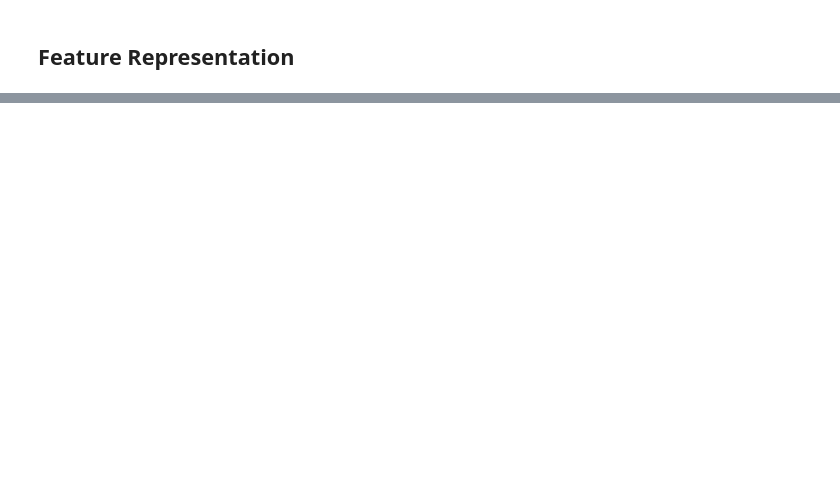
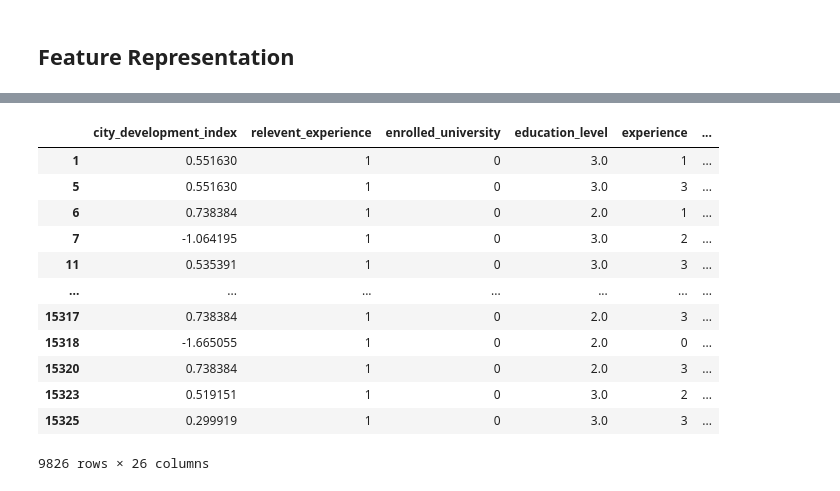
Before and after one commit to yuvalazu/ML---Course, a Jupyter notebook: Machine Learning - work 2.ipynb, the cells around one changed output, grey strips where cells are left out. Cells and saved outputs as stored; diff of their text form; code cells hidden in the pictures; blank space fills up the shorter version.

```diff
--- a/Machine Learning - work 2.ipynb
+++ b/Machine Learning - work 2.ipynb
@@ -209,0 +411,16 @@ df_y = df["target"]
+# %%
+df_x[df_x["assignment"]==1]
+# %% [output]
+|  | city_development_index | relevent_experience | enrolled_university | education_level | experience | ... |
+| 1 | 0.551630 | 1 | 0 | 3.0 | 1 | ... |
+| 5 | 0.551630 | 1 | 0 | 3.0 | 3 | ... |
+| 6 | 0.738384 | 1 | 0 | 2.0 | 1 | ... |
+| 7 | -1.064195 | 1 | 0 | 3.0 | 2 | ... |
+| 11 | 0.535391 | 1 | 0 | 3.0 | 3 | ... |
+| ... | ... | ... | ... | ... | ... | ... |
+| 15317 | 0.738384 | 1 | 0 | 2.0 | 3 | ... |
+| 15318 | -1.665055 | 1 | 0 | 2.0 | 0 | ... |
+| 15320 | 0.738384 | 1 | 0 | 2.0 | 3 | ... |
+| 15323 | 0.519151 | 1 | 0 | 3.0 | 2 | ... |
+| 15325 | 0.299919 | 1 | 0 | 3.0 | 3 | ... |
+9826 rows × 26 columns
```
Also changed, not shown: parts of 67 cells of this notebook.
